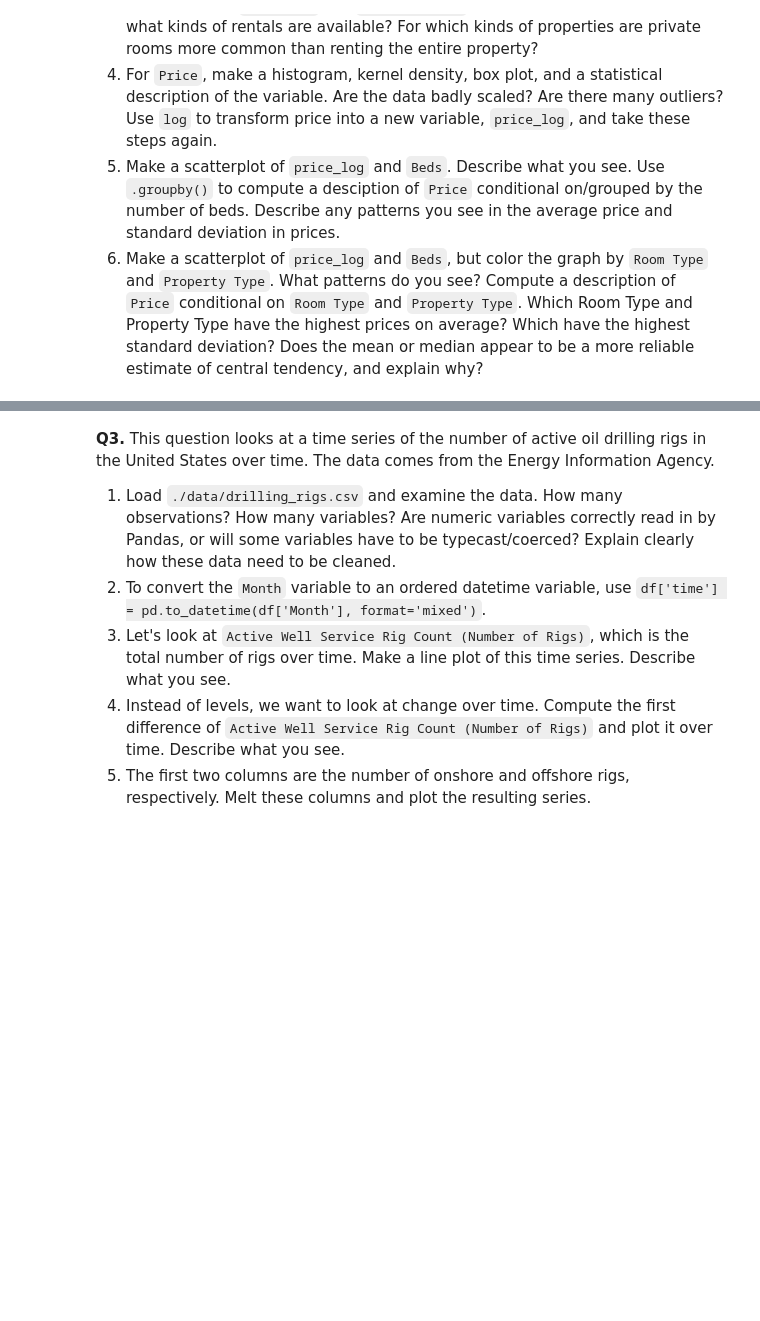
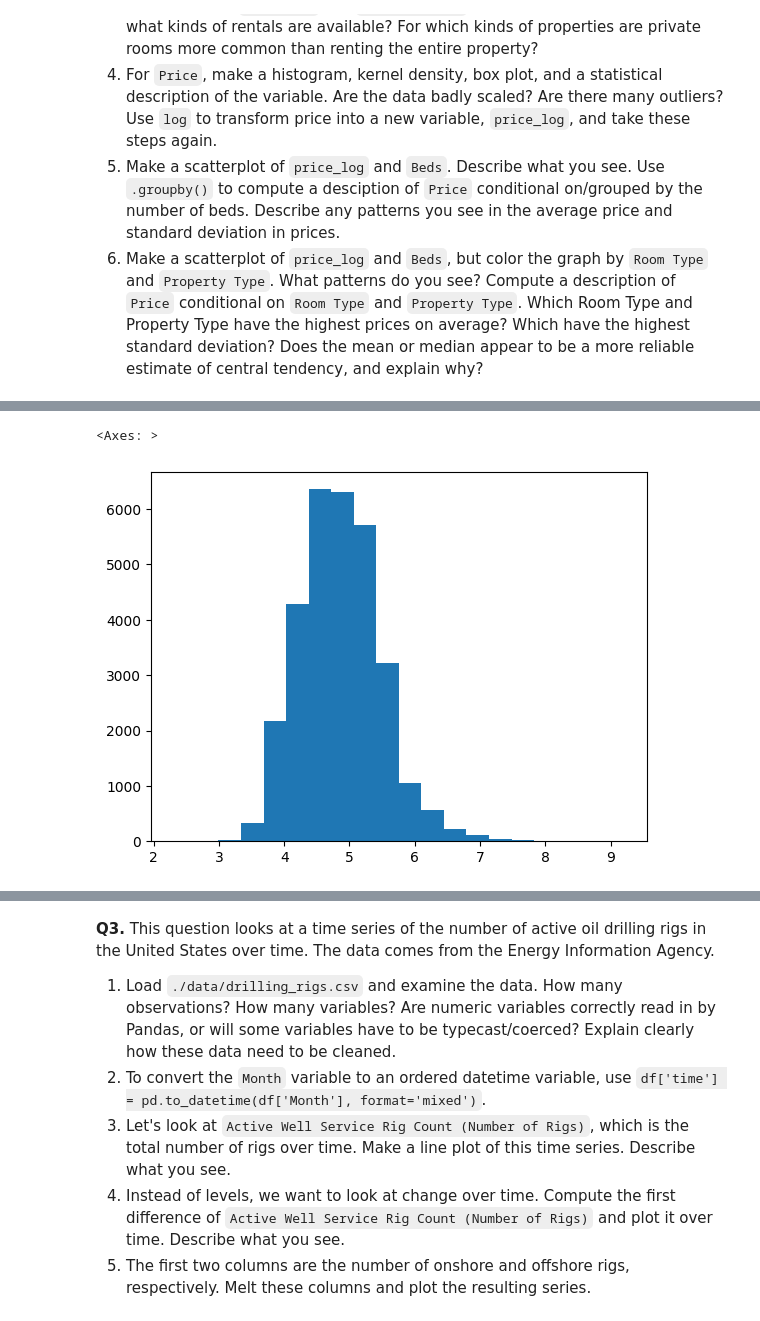
Before and after one commit to nladocsi/eda_assignment, a Jupyter notebook: eda_assignment.ipynb, the cells around one changed output, grey strips where cells are left out. Saved outputs shown, nothing was run; the diff lists cells and outputs as text; code cells hidden in the pictures; blank space fills up the shorter version.

```diff
--- a/eda_assignment.ipynb
+++ b/eda_assignment.ipynb
@@ -65,0 +109,7 @@ pd.crosstab(air['Room Type'], air['Property Type'])
+# %%
+#2.4.4
+air['Price_log'] = np.log(air['Price'])
+air.loc[air['Price_log']>0,'Price_log'].hist(bins=20,grid=False)
+# %% [output]
+<Axes: >
+[figure, added]
```
Also changed, not shown: parts of 8 cells of this notebook.
